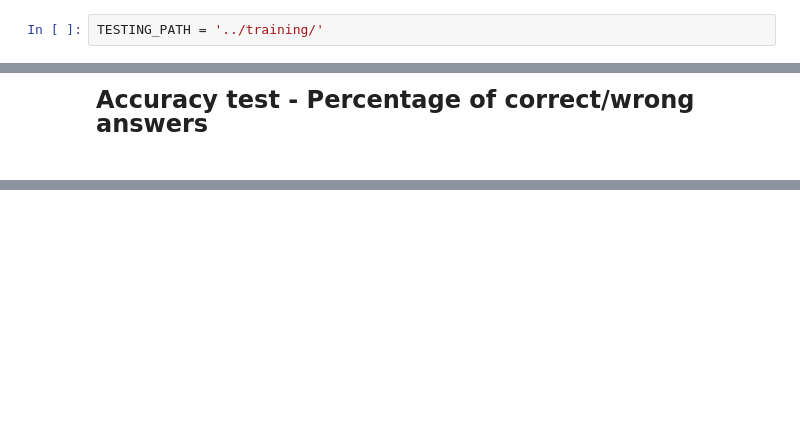
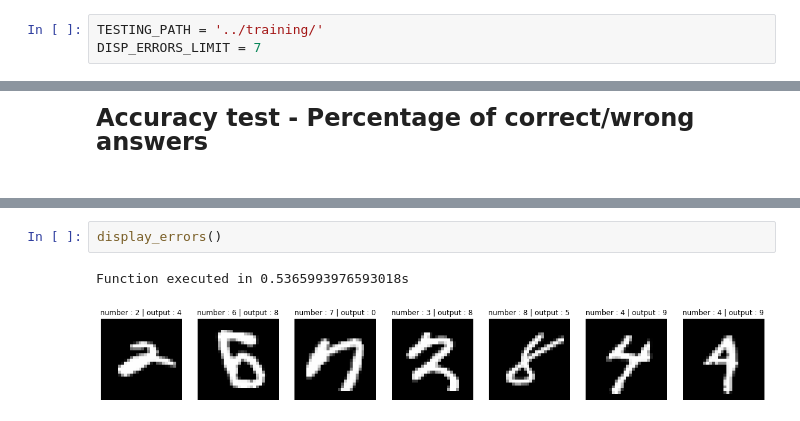
Before and after one commit to kilianpoulin/Handwritten-numbers-recognition-with-deep-learning, a Jupyter notebook: BackPropagation.ipynb, the cells around one changed output, grey strips where cells are left out. Saved outputs shown, nothing was run; the diff lists cells and outputs as text; blank space fills up the shorter version.

Commit message:
Better display & performance on comparing program output with expected outputs

```diff
--- a/BackPropagation.ipynb
+++ b/BackPropagation.ipynb
@@ -452,6 +452,7 @@ Completed - Output file generated
 <br><br>
 # %%
 TESTING_PATH = '../training/'
+DISP_ERRORS_LIMIT = 7
 # %% [markdown]
 <font size="6">**Accuracy tests**</font>
 <br><br>
@@ -548,0 +600,5 @@ TypeError: 'NoneType' object is not iterable
+# %%
+display_errors()
+# %% [output]
+Function executed in 0.5365993976593018s
+[figure, added]
```
Also changed, not shown: parts of 7 cells of this notebook, 2 other files.
